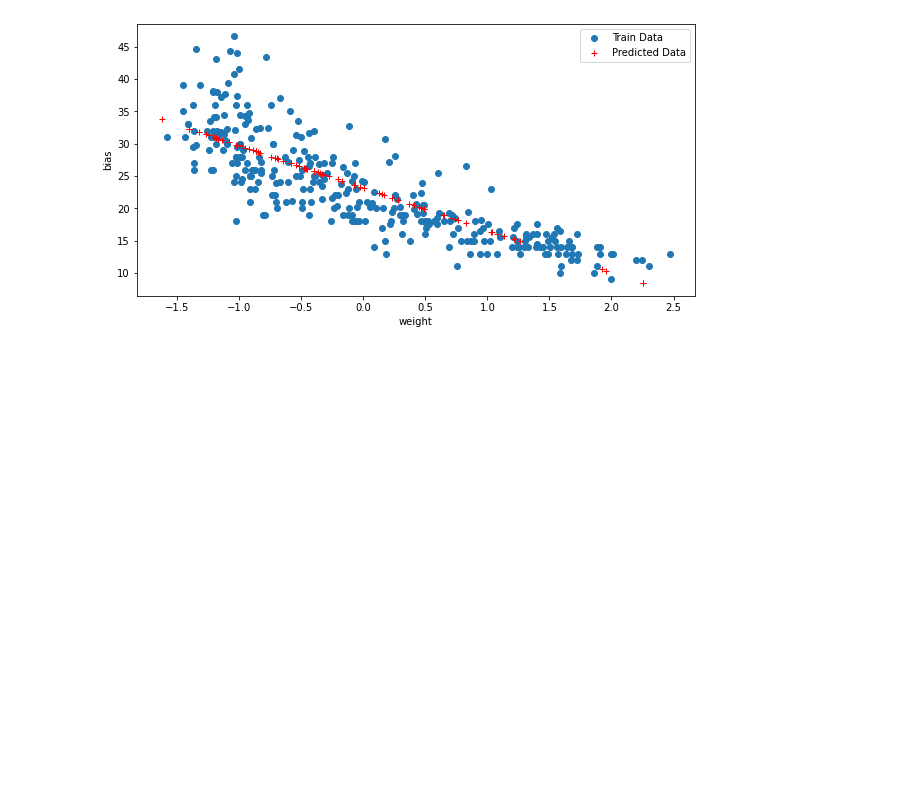
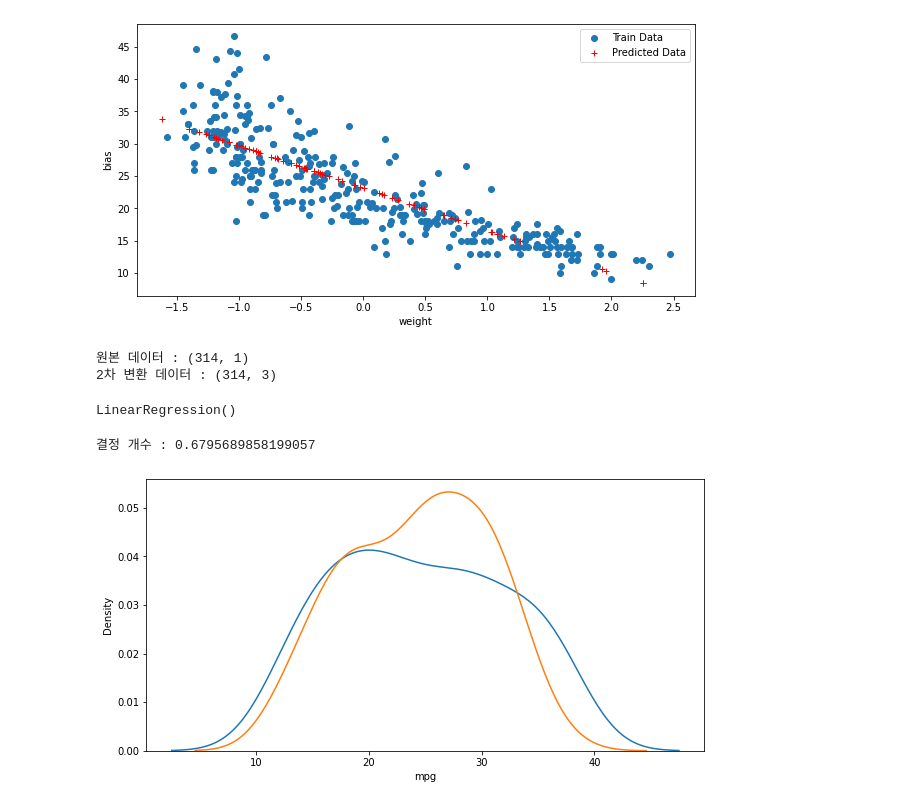
Before and after one commit to hch507/auto_mpg-predict, a Jupyter notebook: auto_mpg_predict.ipynb, the cells around one changed output. Drawn from its saved outputs; the diff is of its cells as text; code cells hidden in the pictures; blank space fills up the shorter version.

```diff
--- a/auto_mpg_predict.ipynb
+++ b/auto_mpg_predict.ipynb
@@ -235,0 +243,29 @@ plt.show()
+# %%
+poly = PolynomialFeatures(degree=2)# 2차식
+x_train_poly = poly.fit_transform(x_train)
+x_test_poly = poly.fit_transform(x_test)
+print(f'원본 데이터 : {x_train.shape}')
+print(f'2차 변환 데이터 : {x_train_poly.shape}')
+# %% [output]
+원본 데이터 : (314, 1)
+2차 변환 데이터 : (314, 3)
+# %%
+pr = LinearRegression()
+pr.fit(x_train_poly , y_train)
+# %% [output]
+LinearRegression()
+# %%
+# 평가
+r_square = pr.score(x_test_poly, y_test)
+print(f'결정 개수 : {r_square}')
+# %% [output]
+결정 개수 : 0.6795689858199057
+# %%
+#  단항선형회귀보다 높은 결정 개수를 보여줍니다
+y_predict = pr.predict(x_test_poly)
+# %%
+plt.figure(figsize=(10,5))
+ax1 = sns,distplot(y_test, hist =False, label = 'y_test')# 실제값
+ax2 = sns,distplot(y_predict, hist =False, label = 'y_predict')# 예측값
+# %% [output]
+[figure, added]
```
Also changed, not shown: parts of 13 cells of this notebook.
